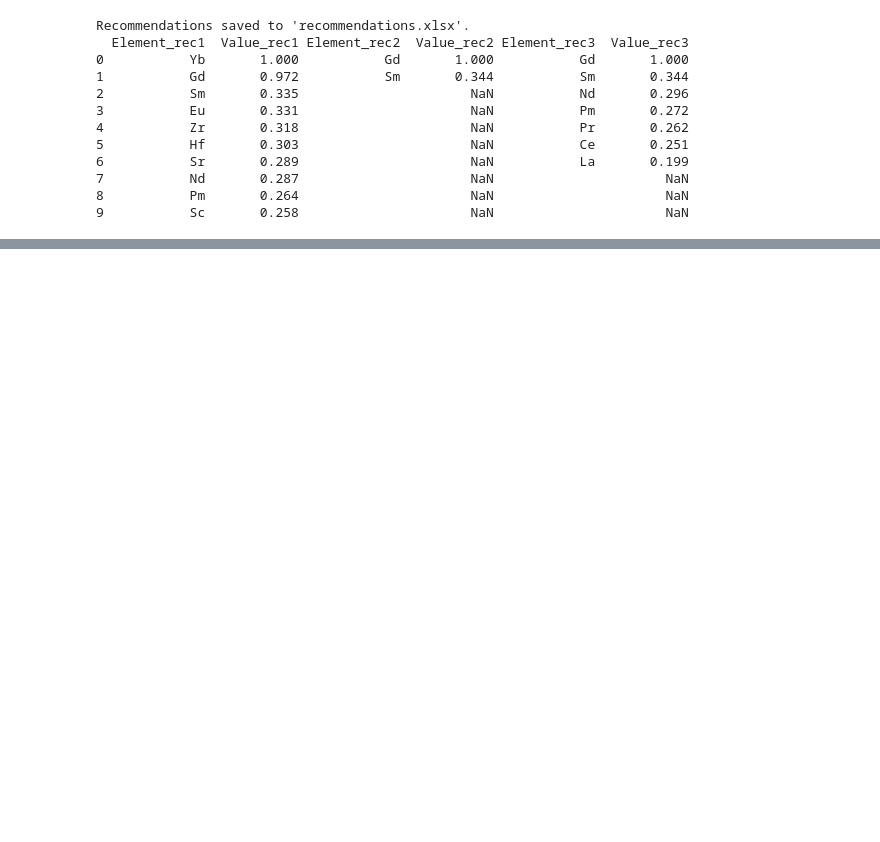
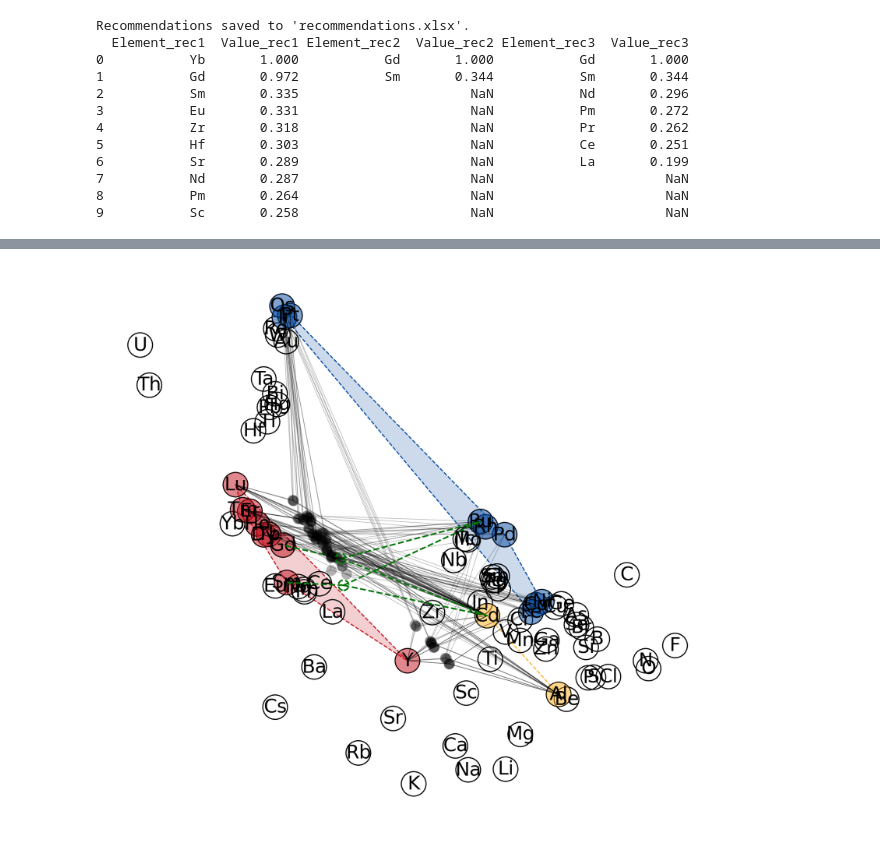
Before and after one commit to dshirya/STEx-ternary, a Jupyter notebook: main.ipynb, the cells around one changed output, grey strips where cells are left out. Drawn from its saved outputs; the diff is of its cells as text; code cells hidden in the pictures; blank space fills up the shorter version.

```diff
--- a/main.ipynb
+++ b/main.ipynb
@@ -133,0 +136,4 @@ Recommendations saved to 'recommendations.xlsx'.
+# %%
+visualize_elements(coords, df, compounds_markers=True)
+# %% [output]
+[figure, added]
```
Also changed, not shown: parts of 12 cells of this notebook, 17 other files.
